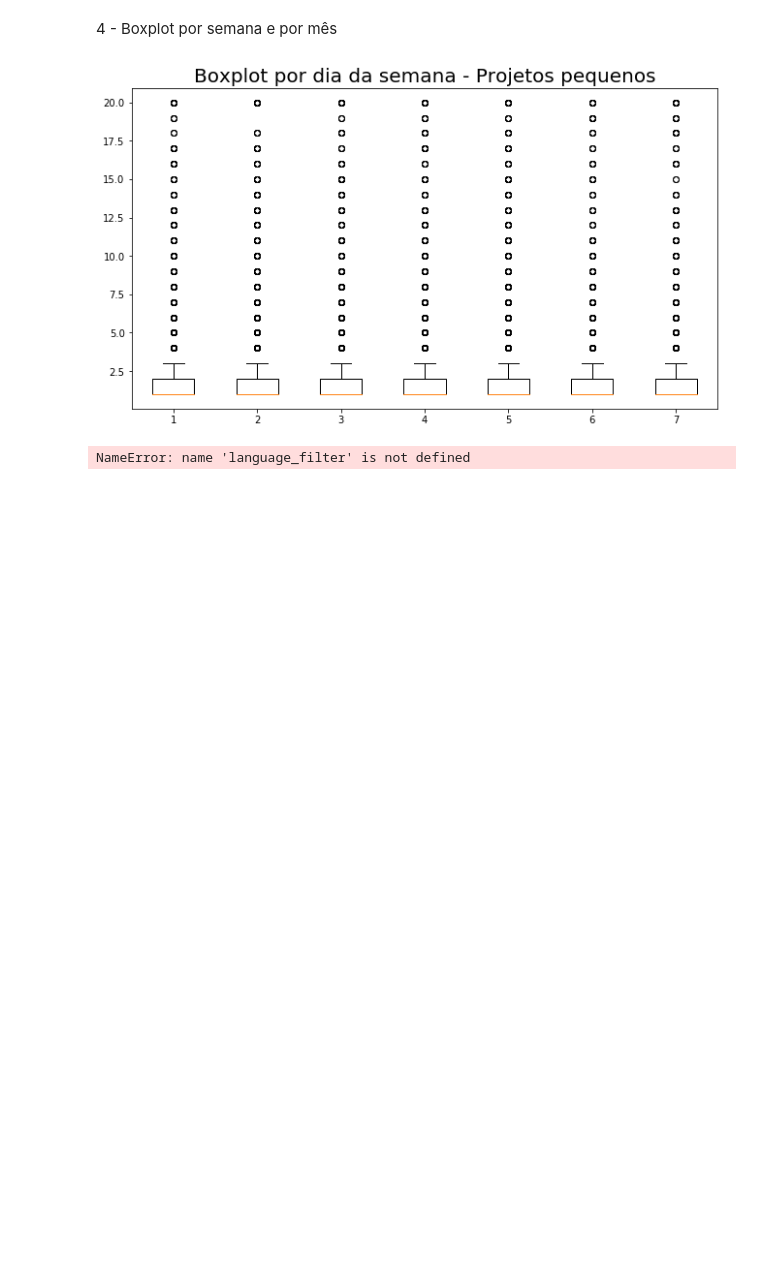
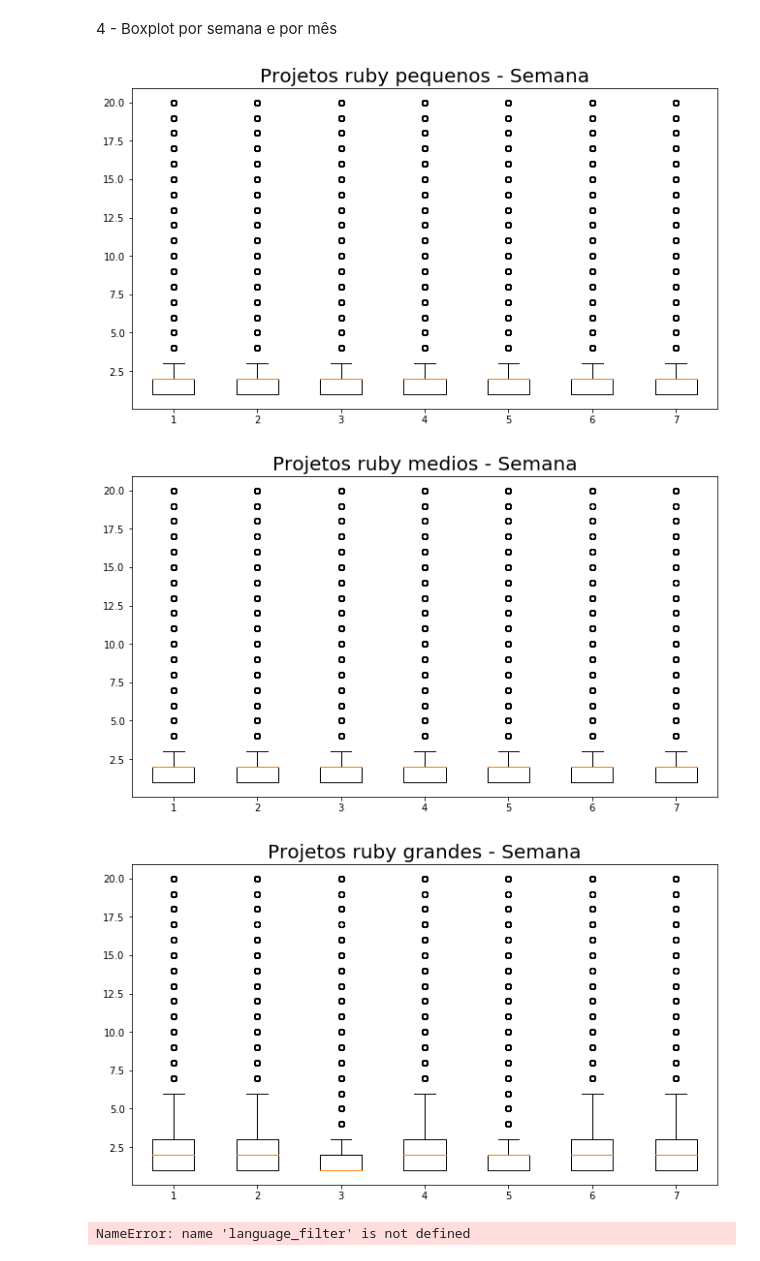
Before and after one commit to wagnernegrao/ci-analysis, a Jupyter notebook: ci_analysis.ipynb, the cells around one changed output. Saved outputs shown, nothing was run; the diff lists cells and outputs as text; code cells hidden in the pictures; blank space fills up the shorter version.

```diff
--- a/ci_analysis.ipynb
+++ b/ci_analysis.ipynb
@@ -355,19 +355,24 @@ def commits_weekday(dataframe):
         weekday.append(day.gh_num_commits_in_push)
     return(weekday)
 # %%
+dataframe_l = size_project('ruby', 2)
+dataframe_m = size_project('ruby', 3)
+dataframe_h = size_project('ruby', 4)
 
+# dataframe = dataframe.loc[dataframe['gh_num_commits_in_push'] > ?]
+# dataframe_l = dataframe_l.drop_duplicates(['tr_build_id']) # No projeto todo
 
-
-
-dataframe_l = size_project('java', 2)
-dataframe_l = dataframe_l.drop_duplicates(['tr_build_id'])
-
-weekday = testing(dataframe_l)
-
+weekday_l = commits_weekday(dataframe_l)
+weekday_m = commits_weekday(dataframe_m)
+weekday_h = commits_weekday(dataframe_h)
 #print('1: {} - 2: {} - 3: {} - 4: {} - 5: {} - 6:{} - 7: {}'.format(weekday[0], weekday[1], weekday[2], weekday[3], weekday[4], weekday[5], weekday[6]))
-ploting('Boxplot por dia da semana - Projetos pequenos', weekday[0], weekday[1], weekday[2], weekday[3], weekday[4], weekday[5], weekday[6])
+ploting('Projetos ruby pequenos - Semana', weekday_l[0], weekday_l[1], weekday_l[2], weekday_l[3], weekday_l[4], weekday_l[5], weekday_l[6])
+ploting('Projetos ruby medios - Semana', weekday_m[0], weekday_m[1], weekday_m[2], weekday_m[3], weekday_m[4], weekday_m[5], weekday_m[6])
+ploting('Projetos ruby grandes - Semana', weekday_h[0], weekday_h[1], weekday_h[2], weekday_h[3], weekday_h[4], weekday_h[5], weekday_h[6])
 # %% [output]
-[figure, old version]
+[figure, new version]
+[figure, added]
+[figure, added]
 # %%
 language_name = ['java', 'ruby', 'javascript'] #Linguagens presentes
 
```
Also changed, not shown: parts of 5 cells of this notebook.
